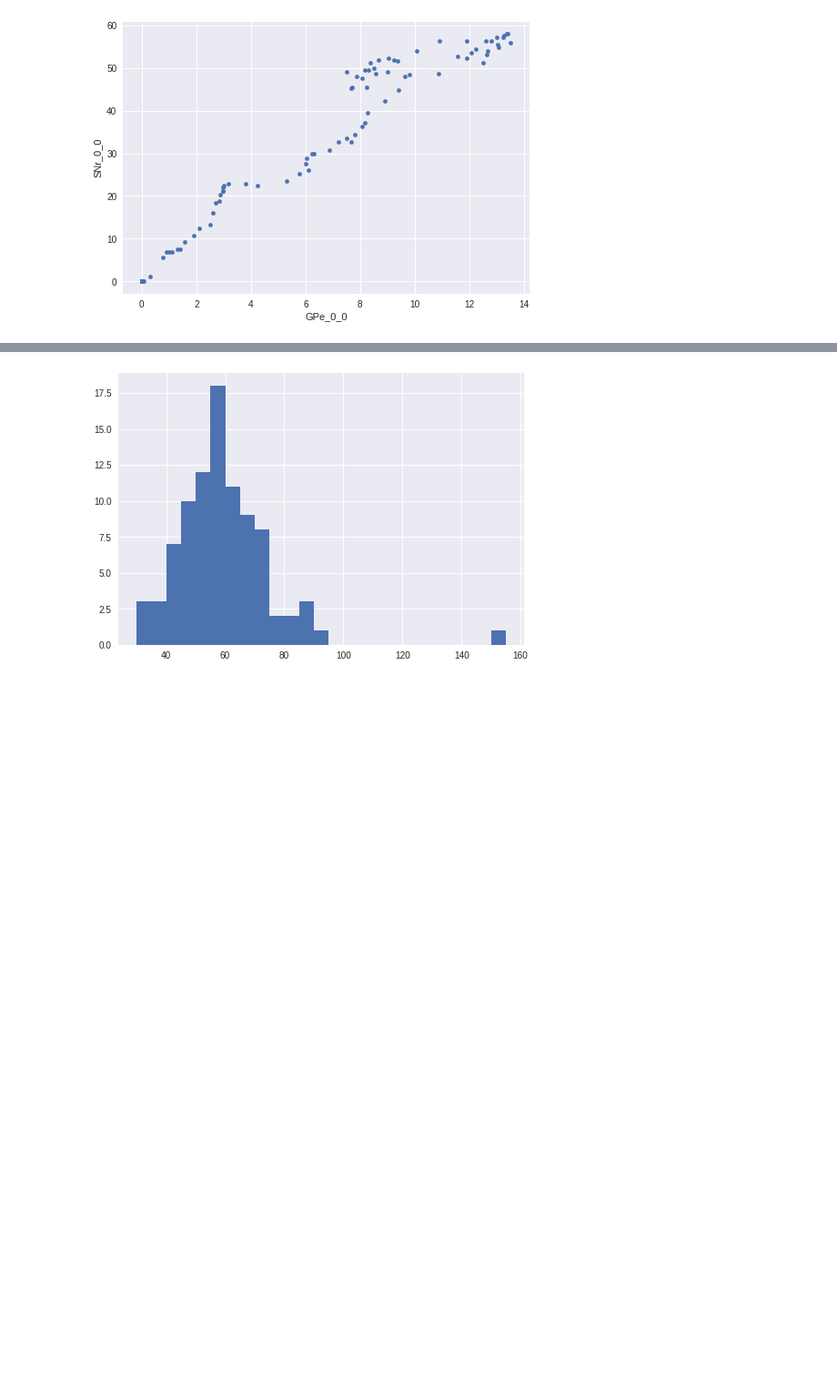
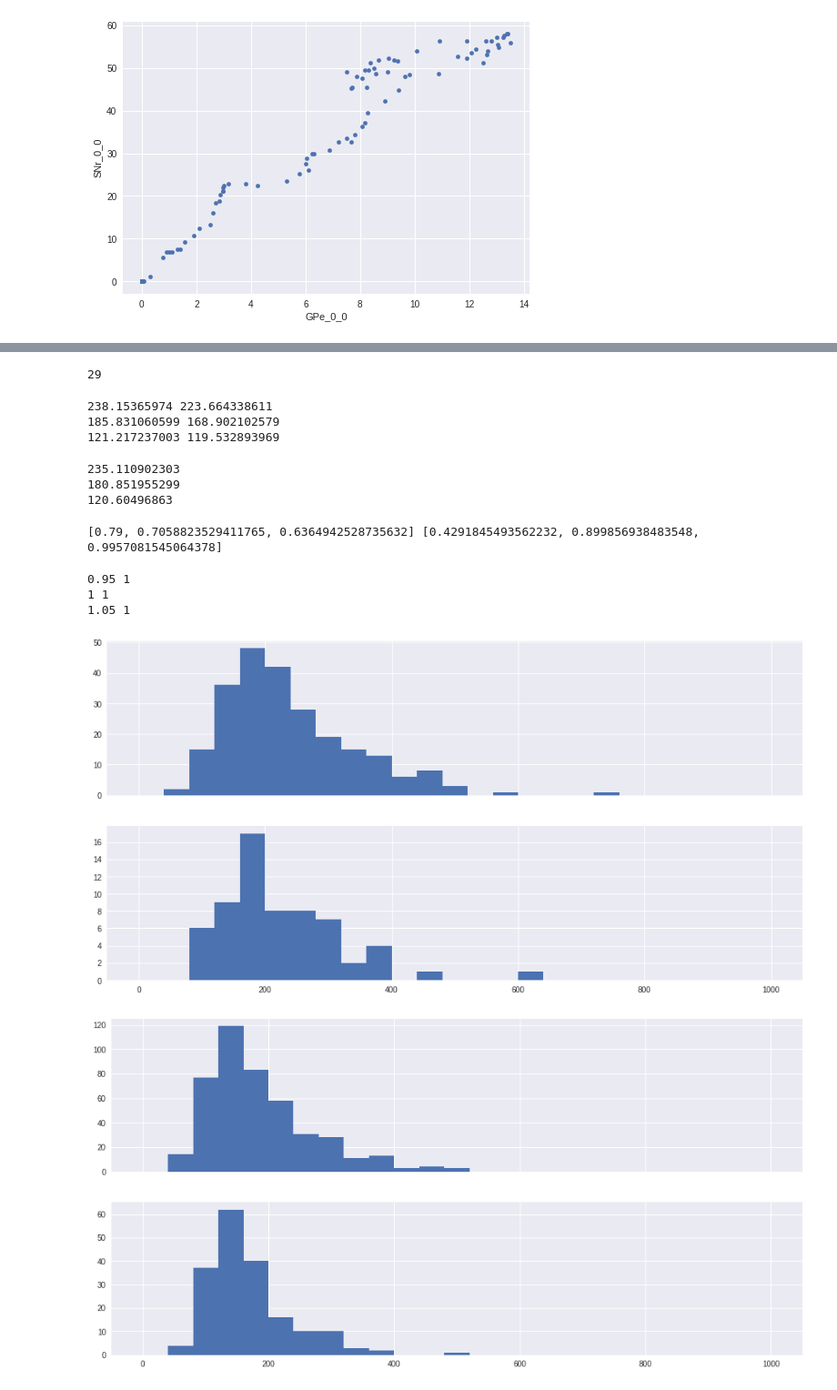
Before and after one commit to CoAxLab/CBGT, a Jupyter notebook: netinv.ipynb, the cells around one changed output, grey strips where cells are left out. Shown at 91% size. Saved outputs shown, nothing was run; the diff lists cells and outputs as text; code cells hidden in the pictures; blank space fills up the shorter version.

```diff
--- a/netinv.ipynb
+++ b/netinv.ipynb
@@ -67,7 +75,8 @@ results[0][0]['popfreqs'].plot(x='GPe_0_0', y='SNr_0_0', kind='scatter')
 <matplotlib.axes._subplots.AxesSubplot at 0x...>
 [figure]
 # %%
-delays = []
-for result in results[0]:
-    delays.append(ng.findOutputs(result)['decision made']['delay'])
-delays
+decisions = []
+for sn in range(3):
+    decisions.append([])
+    for result in results[sn]:
+        decisions[sn].append(ng.findOutputs(result)['decision made'])
@@ -92,7 +83,55 @@ delays
-# %%
-reactions = pd.Series(delays)
-reactions.hist(bins=25)
-# plt.hist(reactions, bins=[0, 10, 20, 30, 40, 50, 60,70,80,90,100,110,120,130,140,150,160,170])
-plt.savefig('/home/mclapp/RTS.png')
-# %% [output]
-[figure, removed]
+# %%
+rightreact = []
+wrongreact = []
+accuracy = []
+completed = []
+for sn in range(3):
+    rightreact.append([])
+    wrongreact.append([])
+    for decision in decisions[sn]:
+        if decision['pathvals'] is None:
+            continue
+        elif decision['pathvals'] == [0]:
+            rightreact[sn].append(decision['delay'])
+        else:
+            wrongreact[sn].append(decision['delay'])
+    completed.append((len(rightreact[sn])+len(wrongreact[sn]))/len(decisions[sn]))
+    if len(rightreact[sn])+len(wrongreact[sn]) > 0:
+        accuracy.append(len(rightreact[sn])/(len(rightreact[sn])+len(wrongreact[sn])))
+    else:
+        accuracy.append(-1)
+# %%
+len(rightreact[1])
+# %% [output]
+29
+# %%
+for sn in range(3):
+    print(sum(rightreact[sn]) / len(rightreact[sn]), sum(wrongreact[sn]) / len(wrongreact[sn]))
+# %% [output]
+238.15365974 223.664338611
+185.831060599 168.902102579
+121.217237003 119.532893969
+# %%
+for sn in range(3):
+    print((sum(rightreact[sn])+sum(wrongreact[sn])) / (len(rightreact[sn]) + len(wrongreact[sn])))
+# %% [output]
+235.110902303
+180.851955299
+120.60496863
+# %%
+print(accuracy,completed)
+# %% [output]
+[0.79, 0.7058823529411765, 0.6364942528735632] [0.4291845493562232, 0.899856938483548, 0.9957081545064378]
+# %%
+for sn in range(3):
+    print(results[sn][0]['direct'], results[sn][0]['indirect'])
+    f, (ax1, ax2) = plt.subplots(2, 1, figsize=(16,8), sharex=True)
+    pd.Series(rightreact[sn]).hist(bins=25, range=[0,1000], ax=ax1)
+    pd.Series(wrongreact[sn]).hist(bins=25, range=[0,1000], ax=ax2)
+    plt.savefig('/home/mclapp/RTs_direct'+str(results[sn][0]['direct']*100)+'%_indirect'+str(results[sn][0]['indirect']*100)+'%.png')
+# %% [output]
+0.95 1
+1 1
+1.05 1
+[figure, added]
+[figure, added]
```
Also changed, not shown: parts of 11 cells of this notebook, 4 other files.
